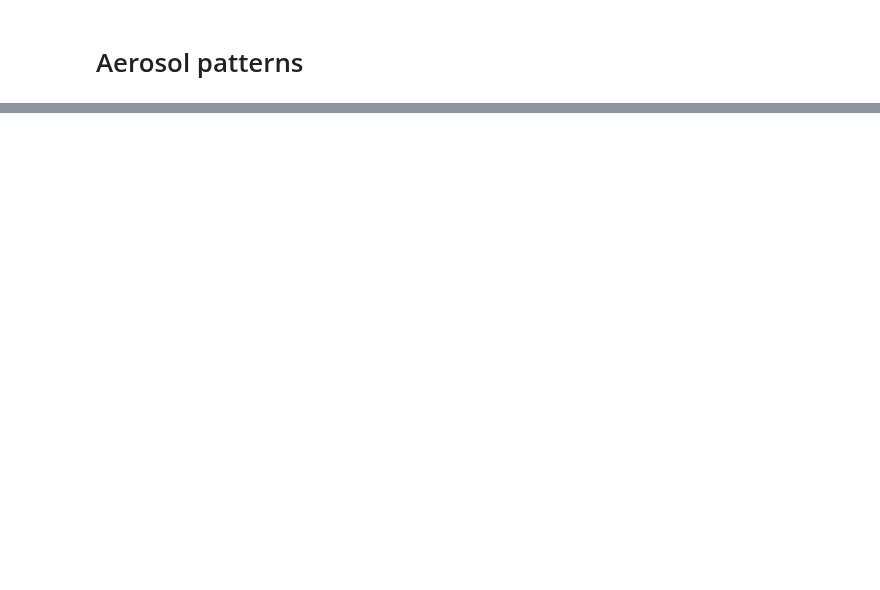
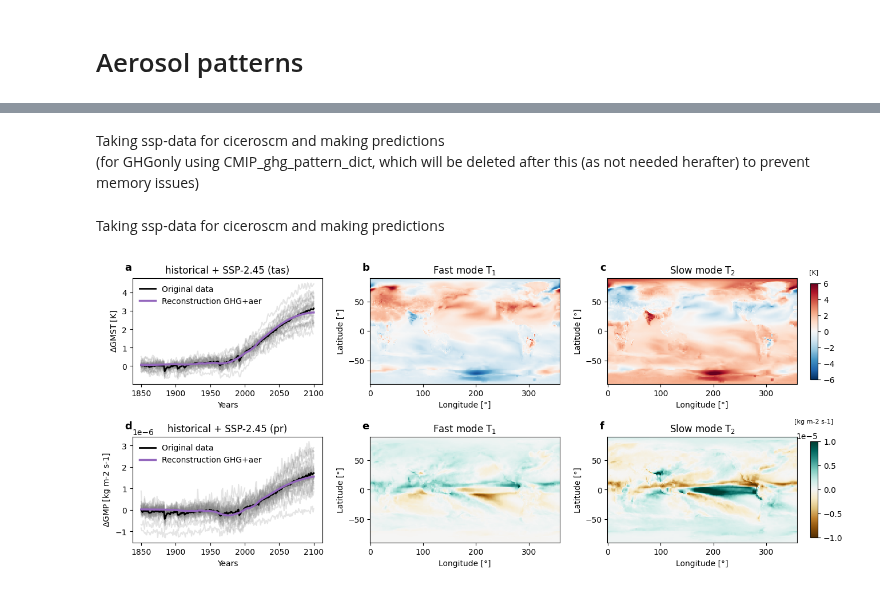
Before and after one commit to benmsanderson/METEOR, a Jupyter notebook: notebooks/METEOR_paper_figures.ipynb, the cells around one changed output, grey strips where cells are left out. Saved outputs shown, nothing was run; the diff lists cells and outputs as text; code cells hidden in the pictures; blank space fills up the shorter version.

```diff
--- a/notebooks/METEOR_paper_figures.ipynb
+++ b/notebooks/METEOR_paper_figures.ipynb
@@ -314,0 +320,3 @@ training_data_dict[mname]
+# %% [markdown]
+Taking ssp-data for ciceroscm and making predictions <br>
+(for GHGonly using CMIP_ghg_pattern_dict, which will be deleted after this (as not needed herafter) to prevent memory issues)
@@ -333,3 +348,24 @@ for nm,mname in enumerate(models):
             from_file=False,
             exp_list=["base", "co2x4", "sulxanom"],
         )
+# %% [markdown]
+Taking ssp-data for ciceroscm and making predictions
+# %%
+%%capture
+
+patterns_anomsulf={}
+
+for nm,mname in enumerate(models):
+    patterns_anomsulf[mname] = CMIP_aer_pattern_dict[mname].predict_from_combined_experiment(
+            em_data, conc_data, ["pr", "tas"]
+    )
+# %%
+### global mean timeseries
+CMIP_aer_gm_response_sulxanom = np.zeros([len(flds),len(models),251]) * np.nan
+CMIP_aer_gm_response_recon_ghgonly = np.zeros([len(flds),len(models),251]) * np.nan
+CMIP_aer_gm_response_recon_sulxanom = np.zeros([len(flds),len(models),251]) * np.nan
+for nv,var in enumerate(flds):
+    for nm,mname in enumerate(models):
+        CMIP_aer_gm_response_sulxanom[nv,nm,:] = global_mean(CMIP_aer_pattern_dict[mname].dacanom[var][CMIP_aer_pattern_dict[mname].exp_list.index('sulxanom'), :251, :, :])
+        CMIP_aer_gm_response_recon_ghgonly[nv,nm,:] = global_mean(patterns_ghg[mname][var]).values[100:]
+        CMIP_aer_gm_response_recon_sulxanom[nv,nm,:] = global_mean(patterns_anomsulf[mname][var]).values[100:]
@@ -335,0 +400,56 @@ for nm,mname in enumerate(models):
+# %%
+vmins = [-6,-1e-5]
+vmaxs = [6,1e-5]
+units = ["[K]","[kg m-2 s-1]"]
+titles = ["$\Delta$GMST [K]", "$\Delta$GMP [kg m-2 s-1]"]
+labels = (["a","b","c"],
+          ["d","e","f"])
+cmaps = ["RdBu_r","BrBG"]
+
+fig = plt.figure(figsize=(15,6))
+gs = GridSpec(2, 3, figure=fig)
+
+for nv,var in enumerate(flds):
+
+    sub = fig.add_subplot(gs[nv, 0])
+    sub.set_title("historical + SSP-2.45 ("+var+")")
+    sub.set_xlabel("Years")
+    sub.set_ylabel(titles[nv])
+    #sub.set_xlim(0,100)
+    #sub.set_ylim(0,8)
+    for nm,mname in enumerate(models):
+        sub.plot(np.arange(1850,2101),global_mean(CMIP_aer_pattern_dict[mname].dacanom[var][CMIP_aer_pattern_dict[mname].exp_list.index('sulxanom'), :251, :, :]), color="gray", alpha=0.2)
+    sub.plot(np.arange(1850,2101),np.nanmean(CMIP_aer_gm_response_sulxanom[nv,:,:],0), color="black", lw=2, label="Original data")
+    #sub.plot(np.arange(1850,2101), np.nanmean(CMIP_aer_gm_response_recon_ghgonly[nv,:,:],0), color="tab:orange", lw=2.5, label="Reconstruction GHGonly",linestyle='--')
+    sub.plot(np.arange(1850,2101), np.nanmean(CMIP_aer_gm_response_recon_sulxanom[nv,:,:],0), color="tab:purple", lw=2.5, label="Reconstruction GHG+aer")
+    sub.legend(frameon=False)
+    sub.annotate(labels[nv][0], xy=(-0.04, 1.1), xycoords='axes fraction', fontsize=13, ha='left', va='center', weight="bold")
+
+    sub = fig.add_subplot(gs[nv, 1])#, projection=ccrs.PlateCarree())
+    #sub.coastlines(lw=0.5)
+    sub.set_title("Fast mode T$_1$")
+    sub.set_xlabel("Longitude [°]")
+    sub.set_ylabel("Latitude [°]")
+    cont = sub.pcolormesh(common_lons, common_lats, np.nanmean(common_grid_aer_data_T1[nv,:,:,:],0), cmap=cmaps[nv], vmin=vmins[nv], vmax=vmaxs[nv])#, transform=cart.crs.PlateCarree())
+    sub.annotate(labels[nv][1], xy=(-0.04, 1.1), xycoords='axes fraction', fontsize=13, ha='left', va='center', weight="bold")
+
+    sub = fig.add_subplot(gs[nv, 2])#, projection=ccrs.PlateCarree())
+    #sub.coastlines(lw=0.5)
+    sub.set_title("Slow mode T$_2$")
+    sub.set_xlabel("Longitude [°]")
+    sub.set_ylabel("Latitude [°]")
+    cont = sub.pcolormesh(common_lons, common_lats, np.nanmean(common_grid_aer_data_T2[nv,:,:,:],0), cmap=cmaps[nv], vmin=vmins[nv], vmax=vmaxs[nv])#, transform=cart.crs.PlateCarree())
+    sub.annotate(labels[nv][2], xy=(-0.04, 1.1), xycoords='axes fraction', fontsize=13, ha='left', va='center', weight="bold")
+
+    # external colorbar
+    if var == "tas":
+        cbar = fig.add_axes([0.915, 0.585, 0.009, 0.28])
+    if var == "pr":
+        cbar = fig.add_axes([0.915, 0.125, 0.009, 0.28])
+    fig.colorbar(cont, cax=cbar,orientation='vertical')
+    cbar.set_title(units[nv], size=8, pad=12, ha="center")
+
+fig.subplots_adjust(wspace=0.25, hspace=0.5)
+plt.savefig(os.path.join(figdir, "CMIP_aer_pattern_composite.pdf"), bbox_inches='tight')
+# %% [output]
+[figure, added]
```
Also changed, not shown: parts of 34 cells of this notebook.
